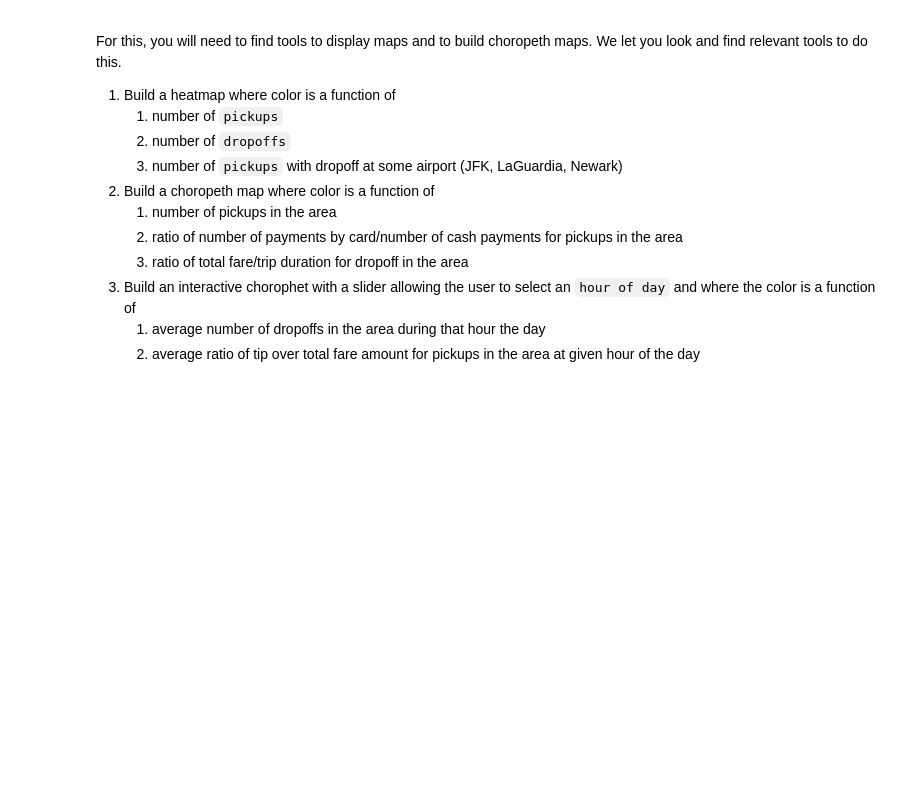
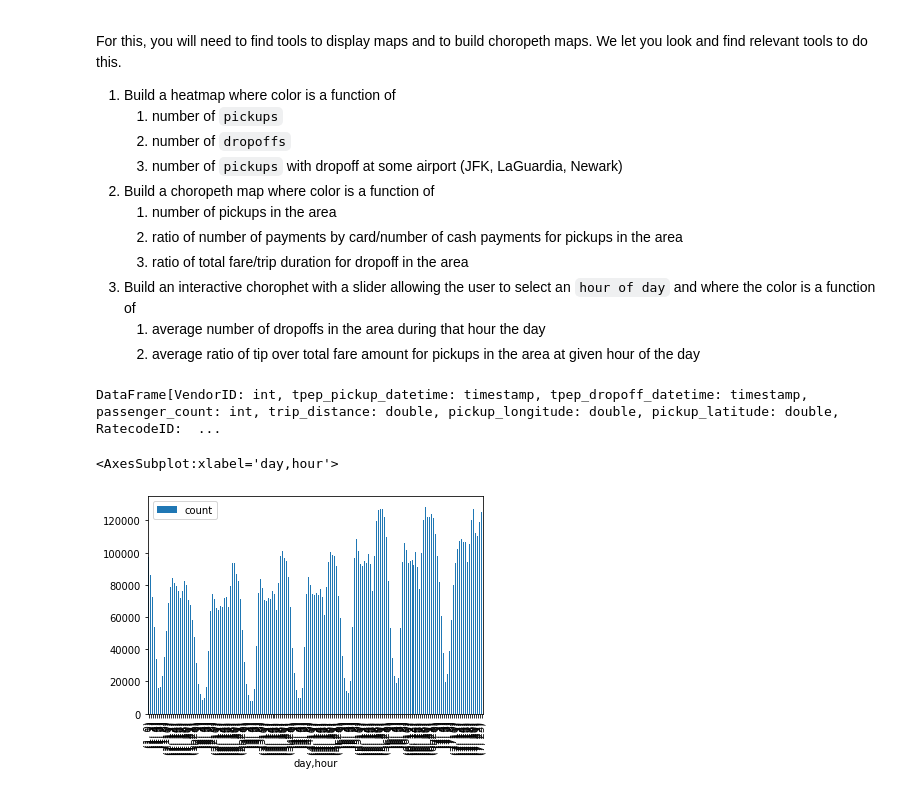
Before and after one commit to totocptbgn/BigDataM1, a Jupyter notebook: homework03.ipynb, the cells around one changed output. Cells and saved outputs as stored; diff of their text form; code cells hidden in the pictures; blank space fills up the shorter version.

```diff
--- a/homework03.ipynb
+++ b/homework03.ipynb
@@ -400,3 +384,20 @@ We let you look and find relevant tools to do this.
 3. Build an interactive chorophet with a slider allowing the user to select an `hour of day` and where the color is a function of
     1. average number of dropoffs in the area during that hour the day
     2. average ratio of tip over total fare amount for pickups in the area at given hour of the day
+# %%
+df_2015_ny = df_2015.where(df_2015.pickup_longitude > long_min).where(df_2015.pickup_longitude < long_max)\
+            .where(df_2015.pickup_latitude > lat_min).where(df_2015.pickup_latitude < lat_max)
+df_2015_ny.persist()
+# %% [output]
+DataFrame[VendorID: int, tpep_pickup_datetime: timestamp, tpep_dropoff_datetime: timestamp, passenger_count: int, trip_distance: double, pickup_longitude: double, pickup_latitude: double, RatecodeID:  ...
+# %%
+df = df_2015_ny.select('tpep_pickup_datetime')\
+               .withColumn('hour', fn.hour(df_2015_ny.tpep_pickup_datetime))\
+               .withColumn('day', fn.dayofweek(df_2015_ny.tpep_pickup_datetime))\
+               .groupBy('day', 'hour').count().orderBy('day', 'hour')
+
+df_p = df.toPandas().set_index(['day', 'hour'])
+df_p.plot.bar()
+# %% [output]
+<AxesSubplot:xlabel='day,hour'>
+[figure, added]
```
Also changed, not shown: parts of 4 cells of this notebook.
